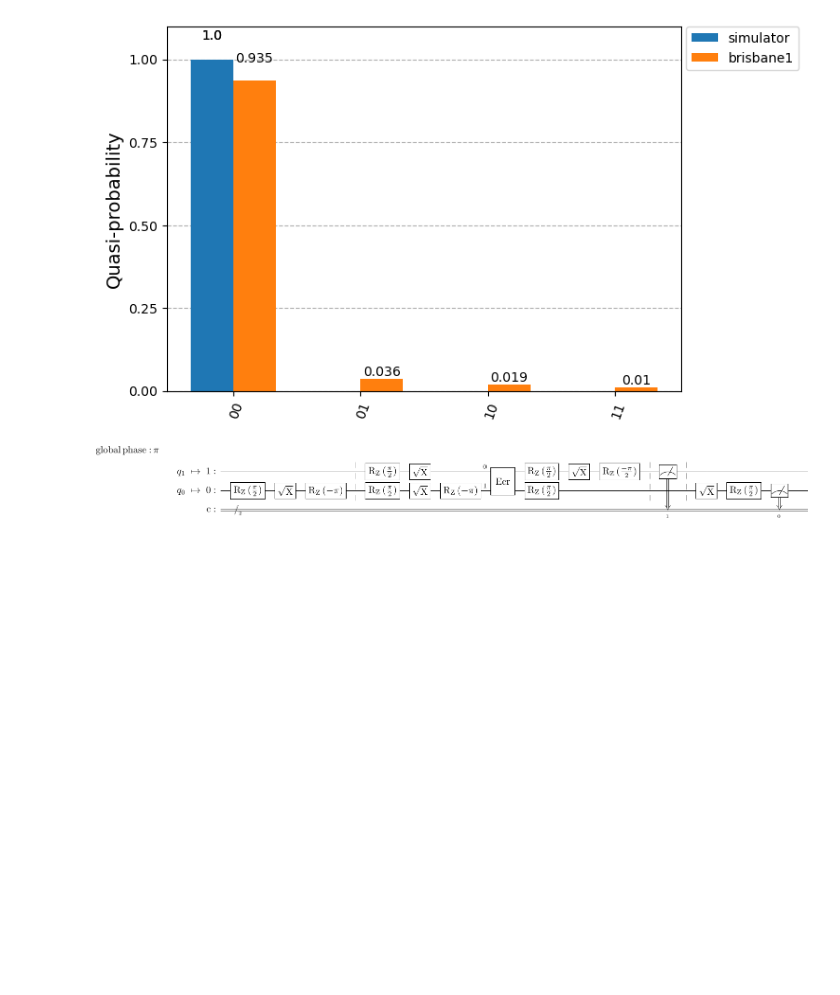
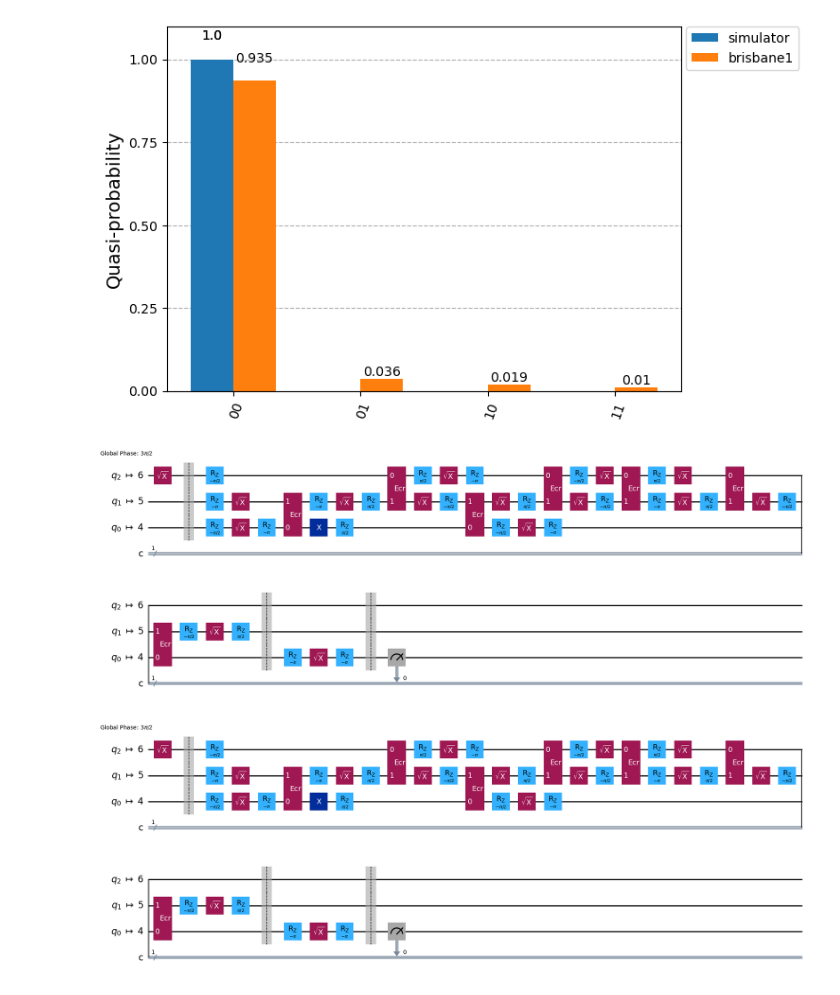
Before and after one commit to isaac-preyser/PHYS223, a Jupyter notebook: lectures/Lecture16_2025.ipynb, the cells around one changed output. Drawn from its saved outputs; the diff is of its cells as text; code cells hidden in the pictures; blank space fills up the shorter version.

```diff
--- a/lectures/Lecture16_2025.ipynb
+++ b/lectures/Lecture16_2025.ipynb
@@ -49,17 +54,31 @@ print(backend_brisbane.configuration().supported_instructions)
 # Quantum teleportation
 # %%
 # let's teleport our favourite state.
-# Define circuit with 3 qubits, 3 cbits
-circ_tel = QuantumCircuit(3, 3)
+# Define circuit with 3 qubits, 1 cbits
+circ_tel = QuantumCircuit(3, 1)
 # Making my favourite state in qubit 2
 th=np.pi/2
-circ_tel.rx(th,2)
+circ_tel.rx(th,2) # this is Unitary U
 circ_tel.barrier(range(3))
 # Code quantum teleportation algorithm below
 
+circ_tel.h(1)
+circ_tel.cx(1,0)
+circ_tel.cx(2,1)
+
+circ_tel.h(2)
+circ_tel.cx(1,0)
+
+circ_tel.cz(2, 0)
+# End of quantum teleportation algorithm
+
+circ_tel.barrier(range(3))
+
+#apply U^dagger on qubit 0
+circ_tel.rx(-th,0)
 
 #
 circ_tel.barrier(range(3))
-circ_tel.measure(0,0)
+circ_tel.measure(0,0) # read out qubit 0, and load it in classical bit 0.
 #
-circ_tel.draw(reverse_bits=True, output="latex")
+circ_tel.draw(reverse_bits=True, output="mpl")
@@ -115,8 +138,10 @@ plot_distribution([counts_simulator], legend=['simulator'])
 # %%
 # Submit job to real device. Remember we have to transpile first
 
+transpiled_circ_tel = transpile(circ_tel, backend=backend_brisbane)
+
 pm = generate_preset_pass_manager(backend=backend_brisbane, optimization_level=1)
-isa_circ_qpe = pm.run(circ_qpe)
+isa_circ_qpe = pm.run(transpiled_circ_tel)
 from qiskit_ibm_runtime import SamplerV2
 sampler = SamplerV2(backend_brisbane)
 job_brisbane1 = sampler.run([isa_circ_qpe])
@@ -130,8 +155,8 @@ plot_distribution([counts_simulator, counts_brisbane1], legend = ['simulator', '
 # %%
 # Why the error? Check out the transpiled circuit
 
 
-isa_circ_qpe
-.draw(reverse_bits=True, idle_wires=False, output="latex")
+isa_circ_qpe.draw(reverse_bits=True, idle_wires=False, output="mpl")
 # %% [output]
-[figure, old version]
+[figure, new version]
+[figure, added]
```
Also changed, not shown: parts of 5 cells of this notebook, 2 other files.
